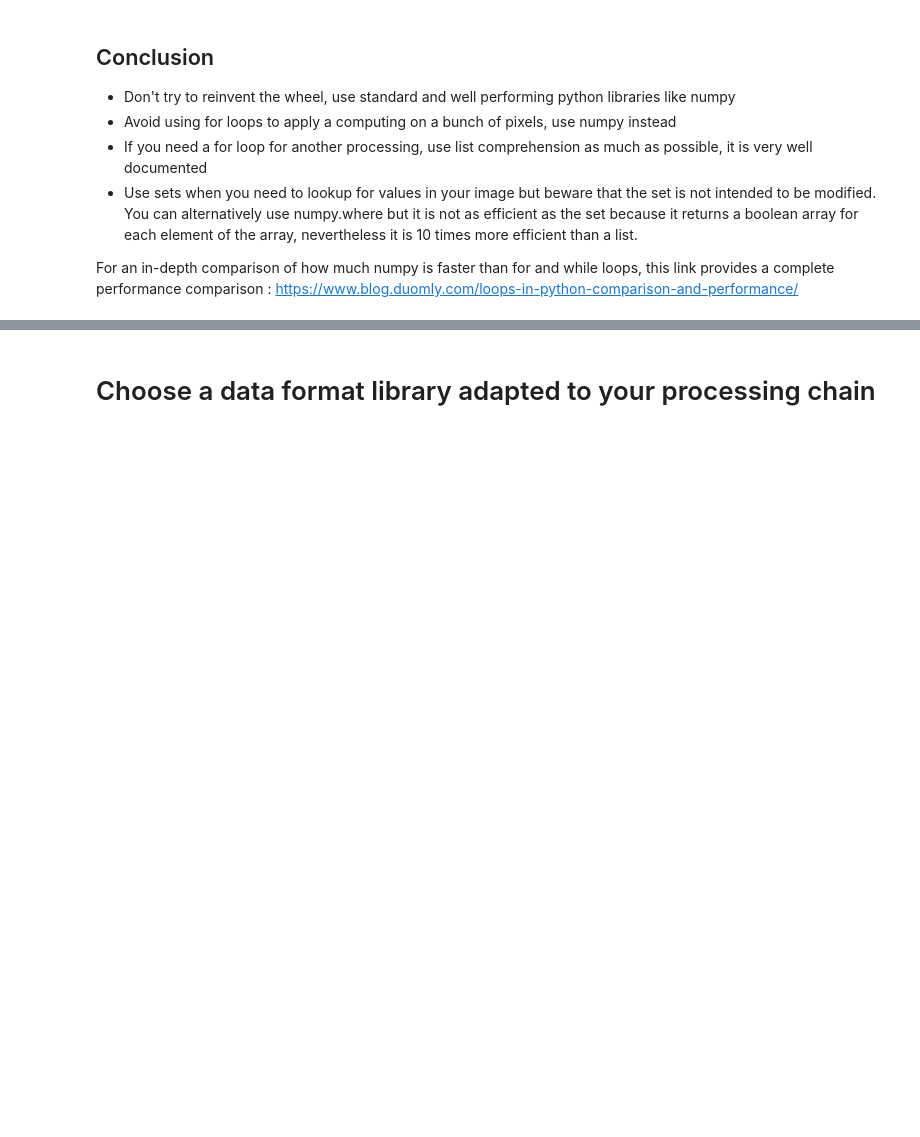
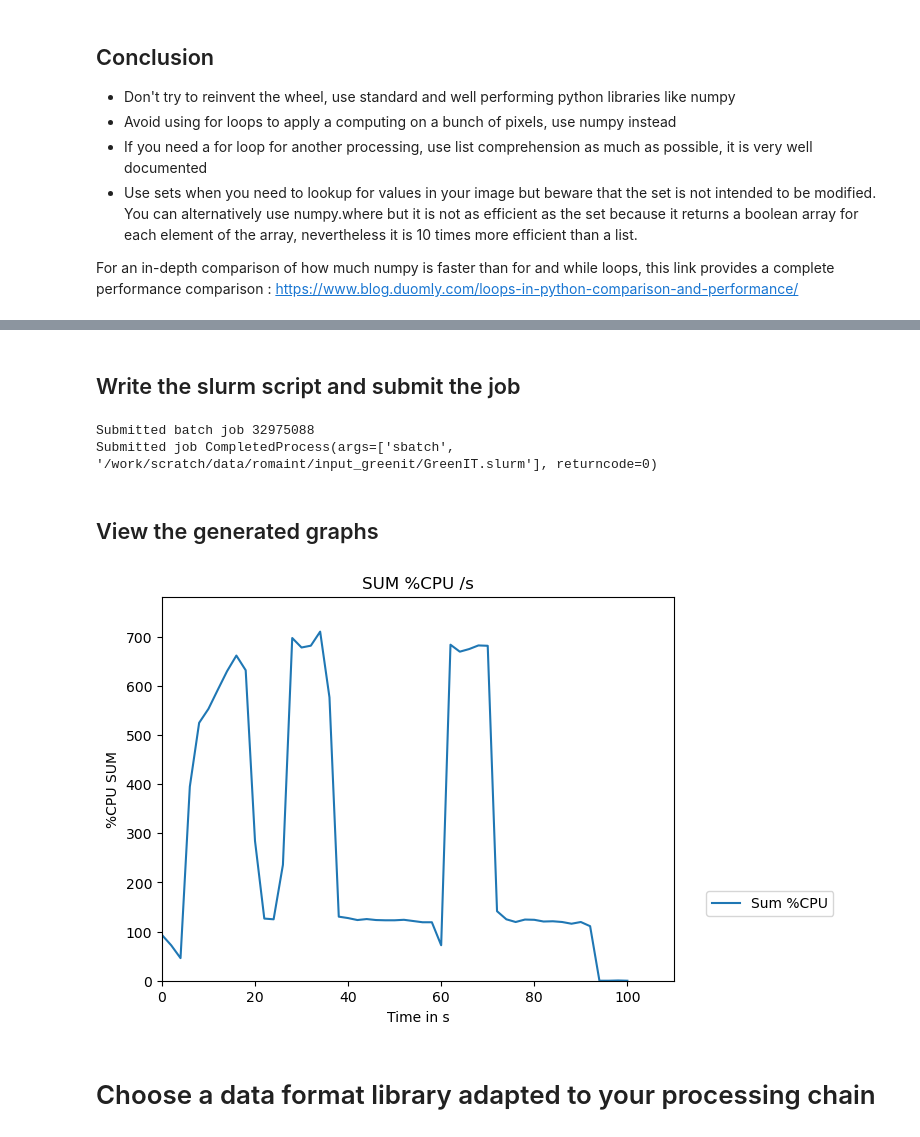
Before and after one commit to tromain/pluto-tuto, a Jupyter notebook: tuto_greenit.ipynb, the cells around one changed output, grey strips where cells are left out. Cells and saved outputs as stored; diff of their text form; code cells hidden in the pictures; blank space fills up the shorter version.

Commit message:
Add more infos on the Trex monitoring side

```diff
--- a/tuto_greenit.ipynb
+++ b/tuto_greenit.ipynb
@@ -95,12 +122,12 @@ The in depth documentation is available [here](https://hpc.pages.cnes.fr/wiki-hp
 # %%
-greenit_slurm_script_monitored = """#!/bin/bash
+greenit_script_monitored = """#!/bin/bash
 #
 # Load monitoring module
 module load monitoring/2.2
 #
 # Use of SLURM $TMPDIR  of the interactive job
 WORKDIR=$TMPDIR
-SLURM_SUBMIT_DIR=/work/scratch/env/romaint/greenit/perfos_greenit
+SLURM_SUBMIT_DIR={perfo_result_dir}
 #
 cd "$WORKDIR"
 #
@@ -122,6 +149,43 @@ python3 /work/scratch/env/romaint/greenit/test_parallelisation.py
 stop_monitoring.sh --name $MODEL_NAME
 
 """
+# %%
+with open(f"{input_dir}/greenit_monitored.sh", 'w') as f:
+    f.write(greenit_script_monitored.format(perfo_result_dir=perf_results_dir))
+os.chmod(f"{input_dir}/greenit_monitored.sh", 0o755)
+# %%
+greenIT_slurm_script = """#!/bin/bash
+#SBATCH --job-name=GreenIT_{cpus}_{mem}
+#SBATCH -N 1
+#SBATCH -n 1
+#SBATCH -c {cpus}
+#SBATCH --mem={mem}G            # memory per node
+#SBATCH --time=00:30:00             # Wall Time
+#SBATCH --account=cnes_level2       # MANDATORY : account  ( launch myaccounts to list your accounts)
+#SBATCH --export=none               # To start the job with a clean environnement and source of ~/.bashrc
+#SBATCH --output={output_greenit}/greenIT-{cpus}-{mem}-%j.out
+#SBATCH --error={output_greenit}/greenIT-{cpus}-{mem}-%j.err
+
+sh {input_dir}/greenit_monitored.sh
+"""
+# %% [markdown]
+## Write the slurm script and submit the job
+# %%
+with open(f"{input_dir}/GreenIT.slurm", 'w') as f:
+    f.write(greenIT_slurm_script.format(cpus=8,mem=56,input_dir=f"{input_dir}",output_greenit=f"{output_dir}"))
+    f.flush()
+output = subprocess.run(['sbatch', f"{input_dir}/GreenIT.slurm"], text=True, shell=False)
+print(f"Submitted job {output}")
+# %% [output]
+Submitted batch job 32975088
+Submitted job CompletedProcess(args=['sbatch', '/work/scratch/data/romaint/input_greenit/GreenIT.slurm'], returncode=0)
+# %% [markdown]
+## View the generated graphs
+# %%
+from IPython.display import Image
+Image(filename=f"{perf_results_dir}/output_monitoring/CPU_SUM_-percent-CPU_-on-s.png")
+# %% [output]
+[figure, added]
 # %% [markdown]
 # Choose a data format library adapted to your processing chain
 # %% [markdown]
```
Also changed, not shown: parts of 13 cells of this notebook.
